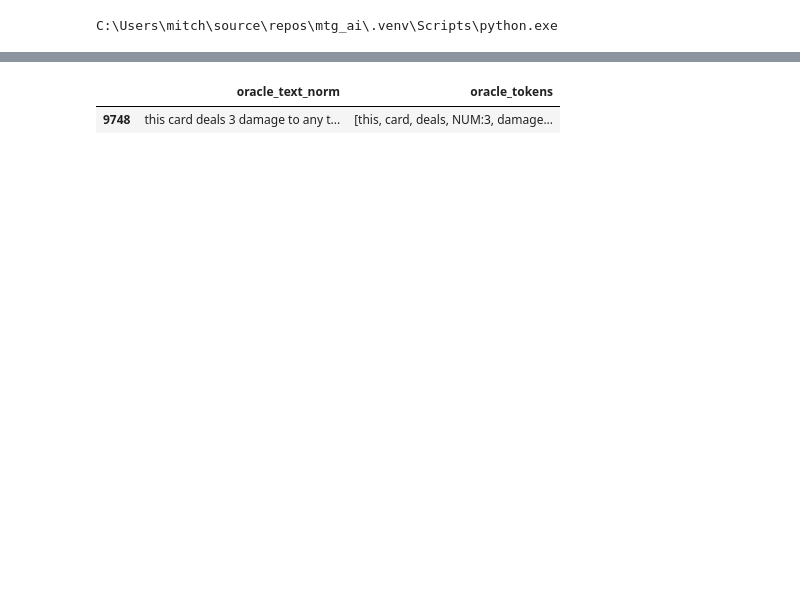
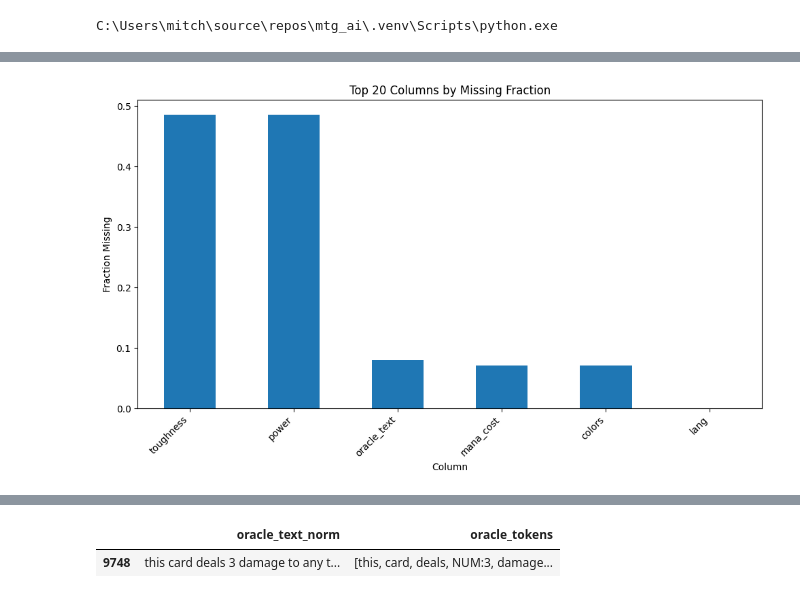
Before and after one commit to MitchellB9/mtg_ai, a Jupyter notebook: Notebooks/inspect_data.ipynb, the cells around one changed output, grey strips where cells are left out. Saved outputs shown, nothing was run; the diff lists cells and outputs as text; code cells hidden in the pictures; blank space fills up the shorter version.

Commit message:
made edits to inspect_data for visualizations

```diff
--- a/Notebooks/inspect_data.ipynb
+++ b/Notebooks/inspect_data.ipynb
@@ -23,12 +26,14 @@ cards_core = pd.read_parquet(DATA / "cards_core.parquet")
 cards_enriched = pd.read_parquet(DATA / "cards_enriched.parquet")
 type_features = pd.read_parquet(DATA / "type_features.parquet")
 oracle_tokens = pd.read_parquet(DATA / "oracle_tokens.parquet")
+clusters = pd.read_parquet(DATA / "oracle_clusters.parquet")
 
 print("Loaded:")
 print("cards_core:", cards_core.shape)
 print("cards_enriched:", cards_enriched.shape)
 print("type_features:", type_features.shape)
 print("oracle_tokens:", oracle_tokens.shape)
+print("clusters:", clusters.shape)
 # %% [output]
 Loaded:
 cards_core: (36708, 19)
@@ -37,0 +44,10 @@ oracle_tokens: (36708, 5)
+# %%
+cards = cards_enriched.merge(clusters, on="id", how="left")
+cards = cards.merge(
+    oracle_tokens[["id", "oracle_tokens"]],
+    on="id",
+    how="left"
+)
+
+print(cards.shape)
+cards.head(3)
@@ -37,0 +60,18 @@ oracle_tokens: (36708, 5)
+# %%
+missing = (
+    cards.isna()
+    .mean()
+    .sort_values(ascending=False)
+    .head(6)
+)
+
+plt.figure(figsize=(10, 6))
+missing.plot(kind="bar")
+plt.title("Top 20 Columns by Missing Fraction")
+plt.ylabel("Fraction Missing")
+plt.xlabel("Column")
+plt.xticks(rotation=45, ha="right")
+plt.tight_layout()
+plt.show()
+# %% [output]
+[figure, added]
```
Also changed, not shown: parts of 13 cells of this notebook.
